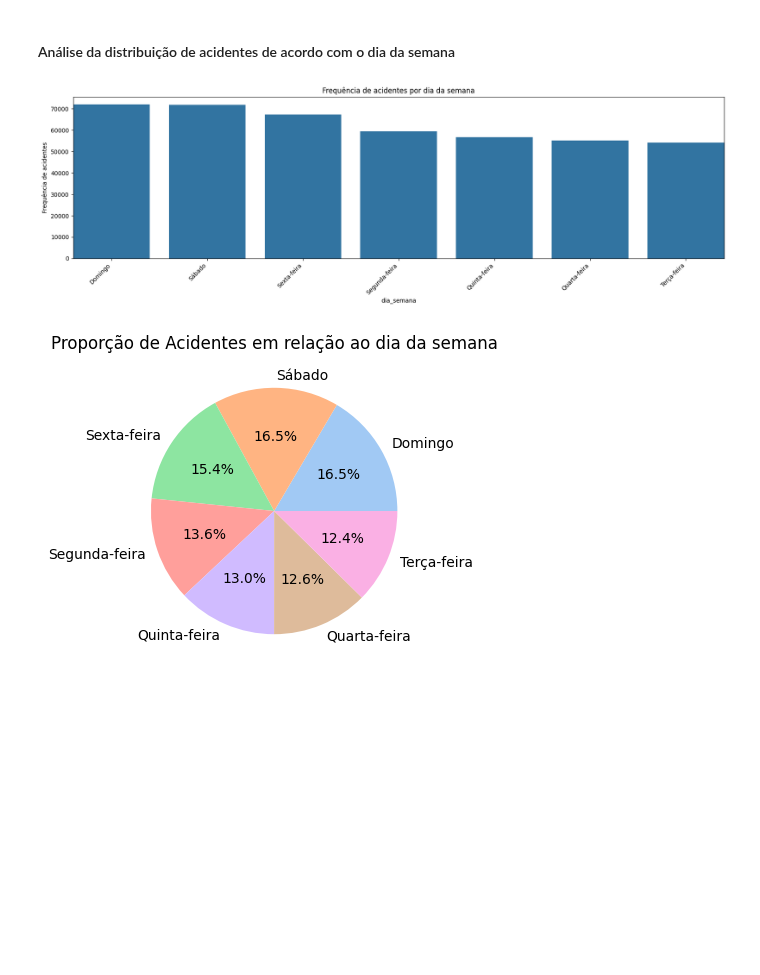
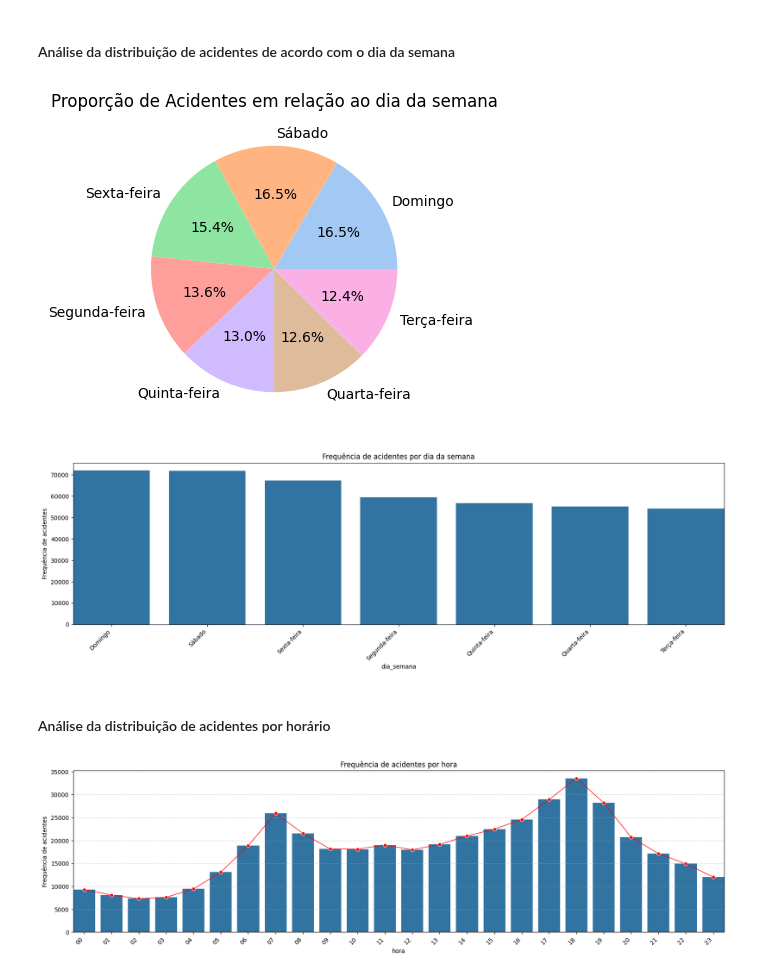
Before and after one commit to evidal1990/coderhouse_datascience, a Jupyter notebook: analysis/data_analysis.ipynb, the cells around one changed output. Drawn from its saved outputs; the diff is of its cells as text; code cells hidden in the pictures; blank space fills up the shorter version.

Commit message:
Análise da distribuição de acidentes por hora

```diff
--- a/analysis/data_analysis.ipynb
+++ b/analysis/data_analysis.ipynb
@@ -180,9 +180,7 @@ def group_by_month_year():
 
 
 def group_by_year():
-    df = sort_by_index(df_accidents["mes_ano"].dt.year)
-
-    return df
+    return sort_by_index(df_accidents["mes_ano"].dt.year)
 
 
 def group_by_month():
@@ -196,8 +194,12 @@ def group_by_month():
     return df
 
 
-def filter_data(df, condition):
-    return df[condition]["frequencia"]
+def group_by_hour(df):
+    return df[df["horario"].isna() == False]["horario"]
+
+
+def to_datetime(df):
+    return pd.to_datetime(df, format="%H:%M:%S").dt.hour.astype(str).str.zfill(2)
 # %% [markdown]
 #### Análise da distribuição dos acidentes por mês e ano
 # %%
@@ -402,6 +401,12 @@ draw_barplot(
 # %%
 df = df_accidents["dia_semana"].value_counts().reset_index()
 df.columns = ["dia_semana", "frequencia"]
+
+draw_pie(
+    df=df["frequencia"],
+    labels=df["dia_semana"],
+    title="Proporção de Acidentes em relação ao dia da semana"
+)
 
 draw_barplot(
     enable_lineplot=False,
@@ -411,12 +416,24 @@ draw_barplot(
     y="frequencia",
     title="Frequência de acidentes por dia da semana"
 )
-
-draw_pie(
-    df=df["frequencia"],
-    labels=df["dia_semana"],
-    title="Proporção de Acidentes em relação ao dia da semana"
-)
 # %% [output]
-[figure, old version]
+[figure, new version]
-[figure, old version]
+[figure, new version]
+# %% [markdown]
+#### Análise da distribuição de acidentes por horário
+# %%
+df = group_by_hour(df_accidents)
+df = to_datetime(df)
+df = sort_by_index(df).reset_index()
+df.columns = ["hora", "frequencia"]
+
+draw_barplot(
+    enable_lineplot=True,
+    set_yscale=False,
+    df=df,
+    x="hora",
+    y="frequencia",
+    title="Frequência de acidentes por hora"
+)
+# %% [output]
+[figure, added]
```
Also changed, not shown: parts of 1 cell of this notebook.
